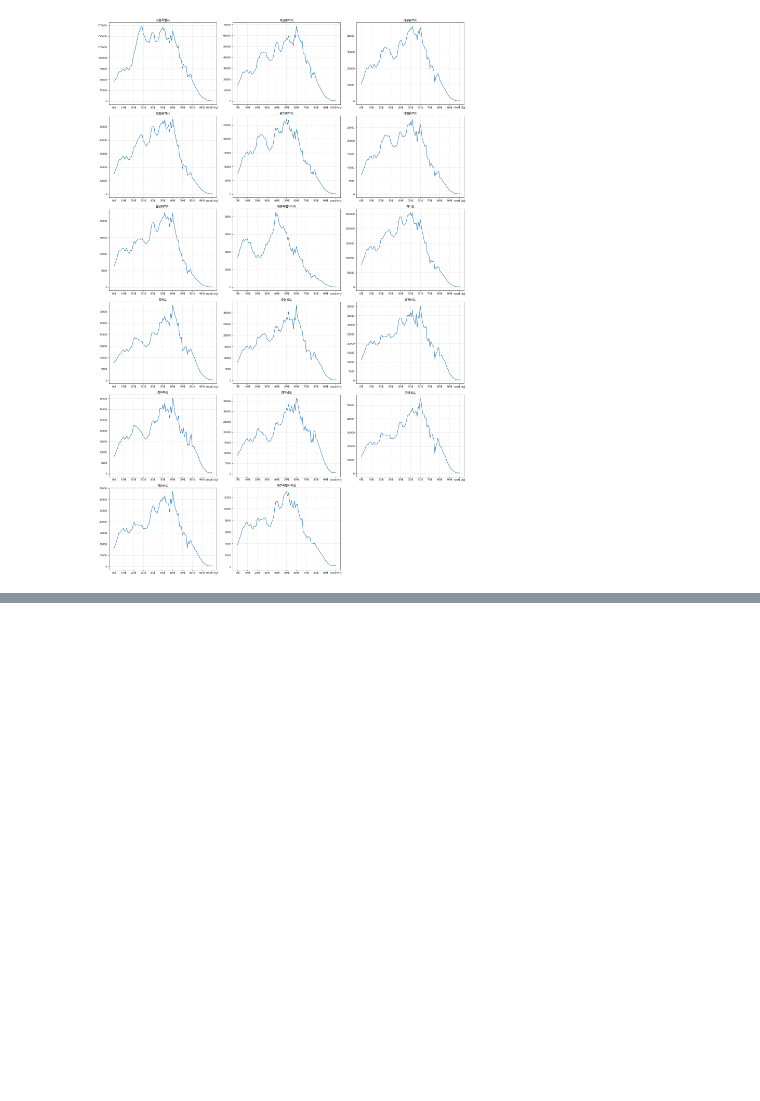
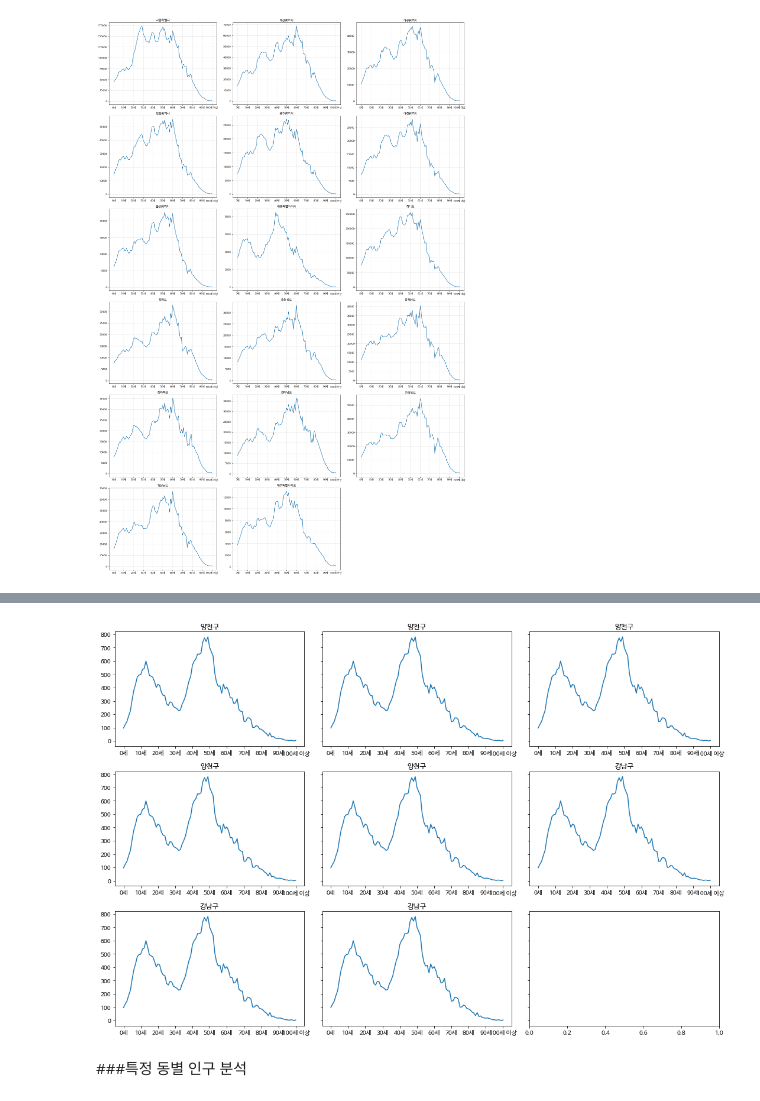
Before and after one commit to yojulab/learn_data_analytics, a Jupyter notebook: codes/연령별분포.ipynb, the cells around one changed output, grey strips where cells are left out. Saved outputs shown, nothing was run; the diff lists cells and outputs as text; code cells hidden in the pictures; blank space fills up the shorter version.

```diff
--- a/codes/연령별분포.ipynb
+++ b/codes/연령별분포.ipynb
@@ -238,0 +273,4 @@ fig.tight_layout()
+# %%
+condition = read_df.index.str.contains('강남구 대치') | read_df.index.str.contains('양천구 목')
+dong_df = read_df[condition].copy()
+dong_df
@@ -238,0 +289,17 @@ fig.tight_layout()
+# %%
+fig, ax = plt.subplots(3,3, figsize=(15,10), sharey=True)
+rows, columns = 0, 0
+for index in range(len(dong_df)):
+  ax[rows][columns].plot(dong_df.iloc[0])
+  ax[rows][columns].set_xticks(range(0, 101, 10))
+  ax[rows][columns].set_title(dong_df.index[index].split(' ')[1])
+  columns += 1
+  if columns % 3 == 0:
+    columns = 0
+    rows += 1
+
+fig.tight_layout()
+# %% [output]
+[figure, added]
+# %% [markdown]
+###특정 동별 인구 분석
```
Also changed, not shown: parts of 10 cells of this notebook.
